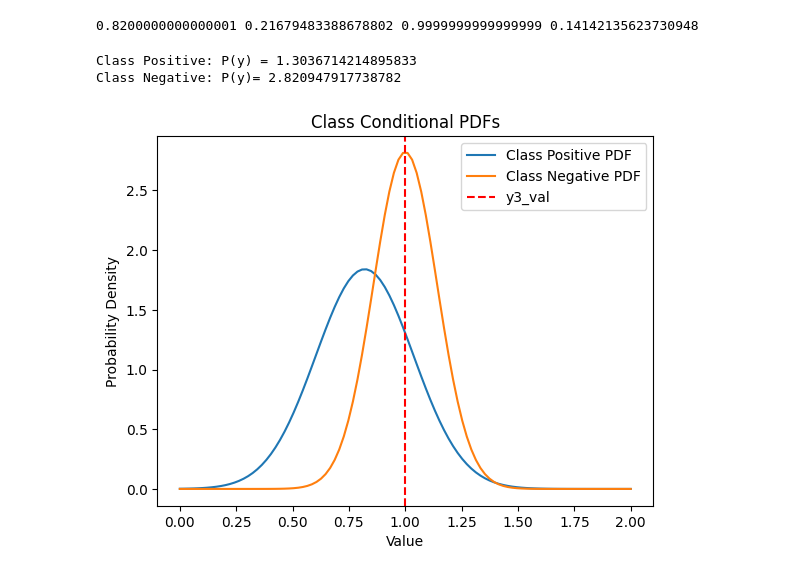
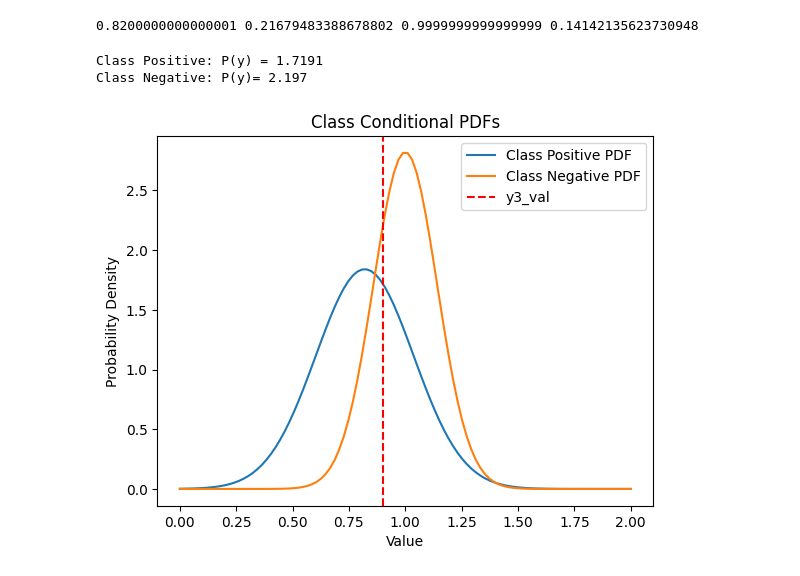
Before and after one commit to martinha-ssv/ML-Homeworks, a Jupyter notebook: HW2/pen_and_paper.ipynb, the cells around one changed output. Saved outputs shown, nothing was run; the diff lists cells and outputs as text; code cells hidden in the pictures.

```diff
--- a/HW2/pen_and_paper.ipynb
+++ b/HW2/pen_and_paper.ipynb
@@ -201,23 +190,23 @@ print(meanP, stdP, meanN, stdN)
 # %%
 Py3P_obj = norm(meanP, stdP)
 Py3N_obj = norm(meanN, stdN)
-y3_val = 1
+y3_val = 0.9
 Py3P = Py3P_obj.pdf(y3_val)
 Py3N = Py3N_obj.pdf(y3_val)
-print('Class Positive: P(y) =', Py3P)
-print('Class Negative: P(y)=', Py3N)
+print('Class Positive: P(y) =', round(Py3P, 4))
+print('Class Negative: P(y)=', round(Py3N, 4))
 
 # Plot class conditional PDFs
 x = np.linspace(0, 2, 100)
 plt.plot(x, Py3P_obj.pdf(x), label='Class Positive PDF')
 plt.plot(x, Py3N_obj.pdf(x), label='Class Negative PDF')
 plt.axvline(y3_val, color='r', linestyle='--', label='y3_val')
 plt.xlabel('Value')
 plt.ylabel('Probability Density')
 plt.title('Class Conditional PDFs')
 plt.legend()
 plt.show()
 # %% [output]
-Class Positive: P(y) = 1.3036714214895833
-Class Negative: P(y)= 2.820947917738782
+Class Positive: P(y) = 1.7191
+Class Negative: P(y)= 2.197
-[figure, old version]
+[figure, new version]
```
Also changed, not shown: parts of 2 cells of this notebook, 8 other files.
